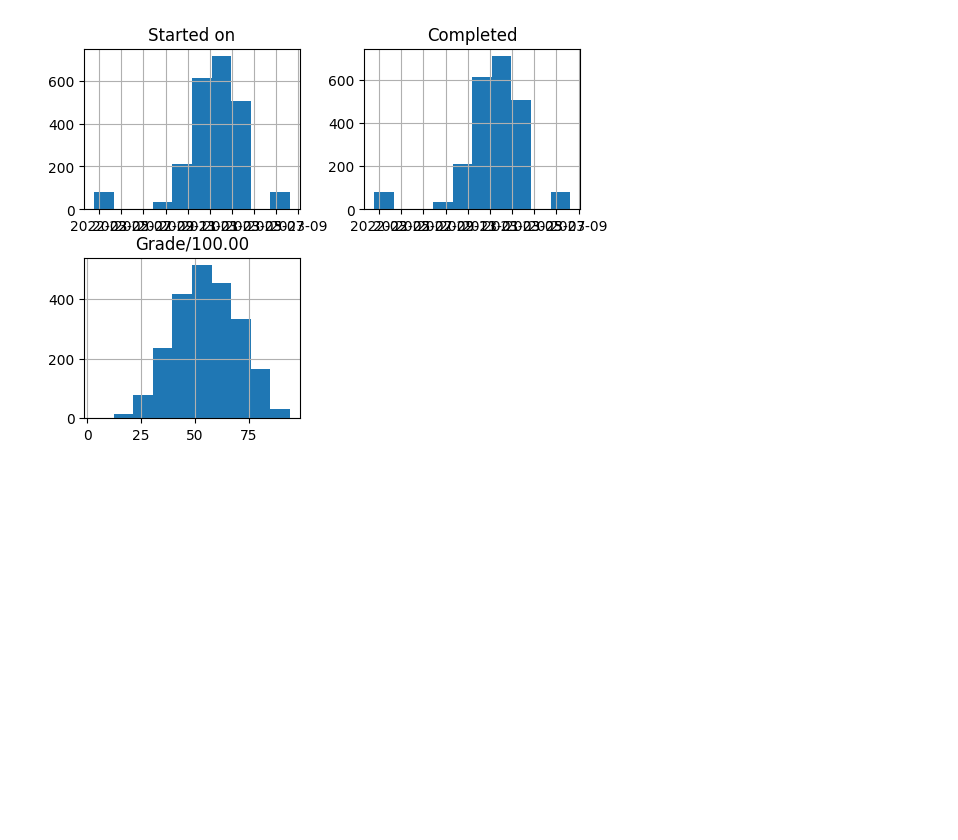
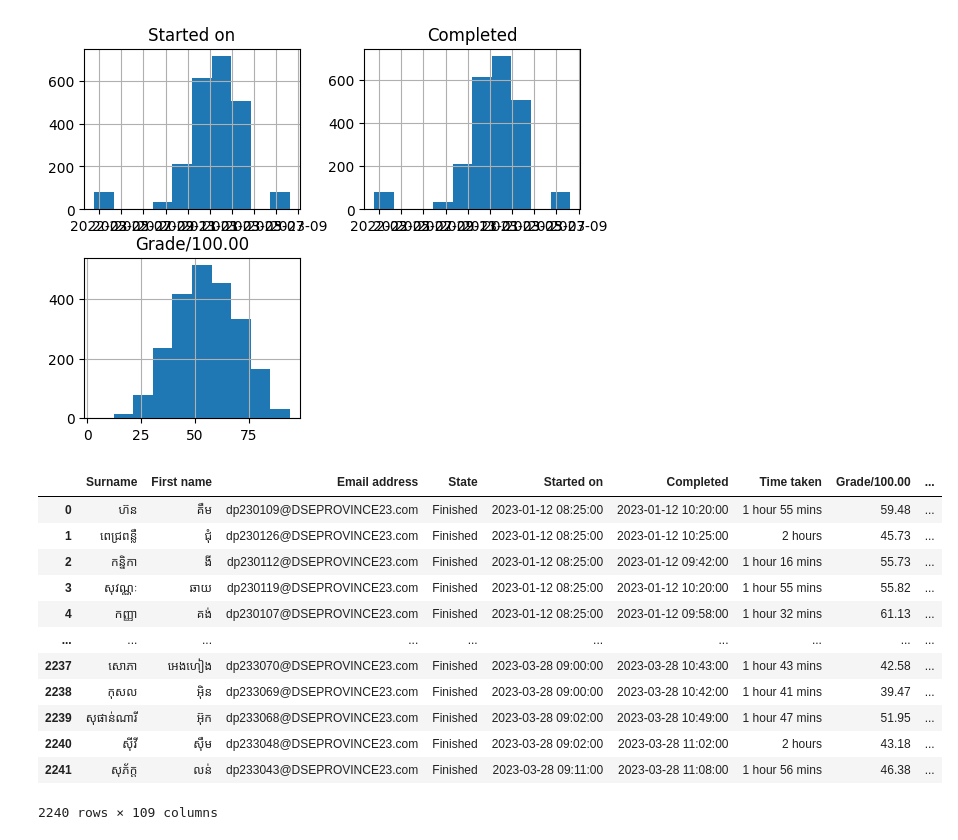
Before and after one commit to Sophal24/DSE_analysis_ds_2023, a Jupyter notebook: 2_data_analysis_dse_test.ipynb, the cells around one changed output. Saved outputs shown, nothing was run; the diff lists cells and outputs as text; code cells hidden in the pictures; blank space fills up the shorter version.

```diff
--- a/2_data_analysis_dse_test.ipynb
+++ b/2_data_analysis_dse_test.ipynb
@@ -582,3 +582,19 @@ array([[<AxesSubplot:title={'center':'Started on'}>,
        [<AxesSubplot:title={'center':'Grade/100.00'}>, <AxesSubplot:>]],
       dtype=object)
 [figure]
+# %%
+df_finished
+# %% [output]
+|  | Surname | First name | Email address | State | Started on | Completed | Time taken | Grade/100.00 | ... |
+| 0 | ហ៊ន | គឹម | dp230109@DSEPROVINCE23.com | Finished | 2023-01-12 08:25:00 | 2023-01-12 10:20:00 | 1 hour 55 mins | 59.48 | ... |
+| 1 | ពេជ្រពន្លឺ | ជុំ | dp230126@DSEPROVINCE23.com | Finished | 2023-01-12 08:25:00 | 2023-01-12 10:25:00 | 2 hours | 45.73 | ... |
+| 2 | កន្និកា | ងី | dp230112@DSEPROVINCE23.com | Finished | 2023-01-12 08:25:00 | 2023-01-12 09:42:00 | 1 hour 16 mins | 55.73 | ... |
+| 3 | សុវណ្ណៈ | ឆាយ | dp230119@DSEPROVINCE23.com | Finished | 2023-01-12 08:25:00 | 2023-01-12 10:20:00 | 1 hour 55 mins | 55.82 | ... |
+| 4 | កញ្ញា | គង់ | dp230107@DSEPROVINCE23.com | Finished | 2023-01-12 08:25:00 | 2023-01-12 09:58:00 | 1 hour 32 mins | 61.13 | ... |
+| ... | ... | ... | ... | ... | ... | ... | ... | ... | ... |
+| 2237 | សោភា | អេងហៀង | dp233070@DSEPROVINCE23.com | Finished | 2023-03-28 09:00:00 | 2023-03-28 10:43:00 | 1 hour 43 mins | 42.58 | ... |
+| 2238 | កុសល | អ៊ិន | dp233069@DSEPROVINCE23.com | Finished | 2023-03-28 09:00:00 | 2023-03-28 10:42:00 | 1 hour 41 mins | 39.47 | ... |
+| 2239 | សុផាន់ណារី | អ៊ុក | dp233068@DSEPROVINCE23.com | Finished | 2023-03-28 09:02:00 | 2023-03-28 10:49:00 | 1 hour 47 mins | 51.95 | ... |
+| 2240 | ស៊ីវី | ស៊ឹម | dp233048@DSEPROVINCE23.com | Finished | 2023-03-28 09:02:00 | 2023-03-28 11:02:00 | 2 hours | 43.18 | ... |
+| 2241 | សុភ័ក្ដ | លន់ | dp233043@DSEPROVINCE23.com | Finished | 2023-03-28 09:11:00 | 2023-03-28 11:08:00 | 1 hour 56 mins | 46.38 | ... |
+2240 rows × 109 columns
```
Also changed, not shown: parts of 3 cells of this notebook, 1 other file.
